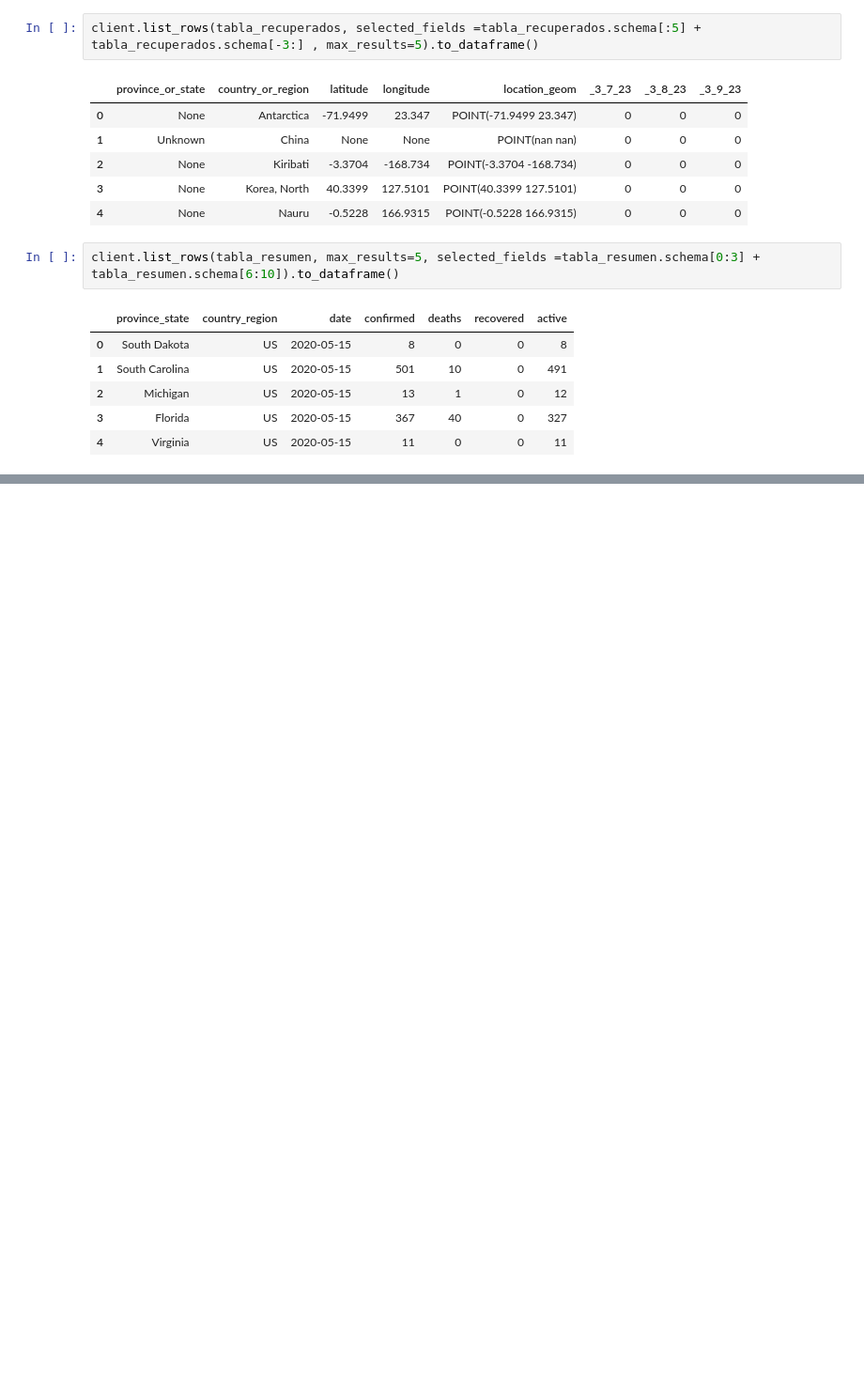
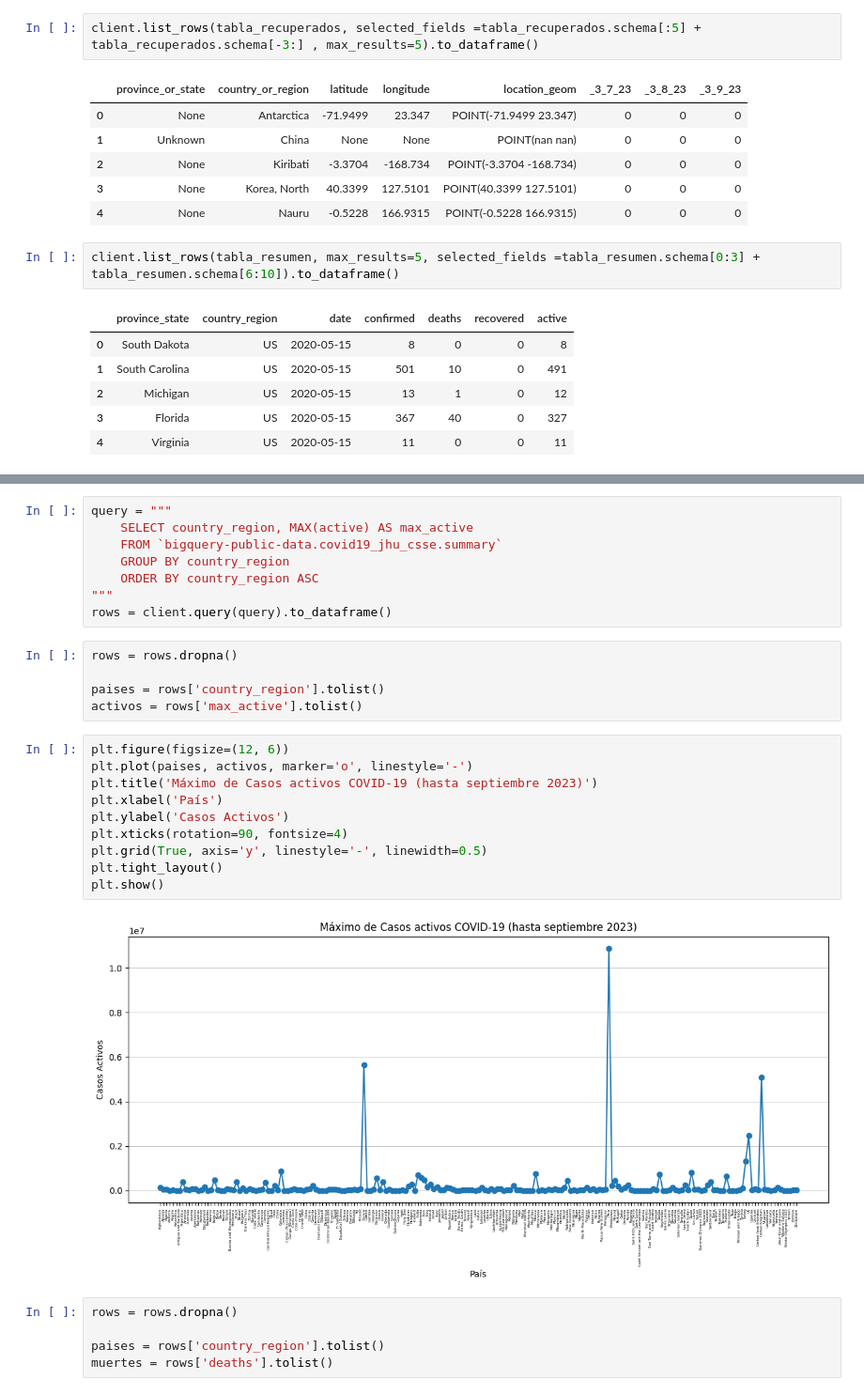
Before and after one commit to NicolasFredes/Prueba_1-main, a Jupyter notebook: Untitled-1.ipynb, the cells around one changed output, grey strips where cells are left out. Shown: that part at 94% size. Drawn from its saved outputs; the diff is of its cells as text; blank space fills up the shorter version.

```diff
--- a/Untitled-1.ipynb
+++ b/Untitled-1.ipynb
@@ -136,0 +155,30 @@ print(rows)
+# %%
+query = """
+    SELECT country_region, MAX(active) AS max_active
+    FROM `bigquery-public-data.covid19_jhu_csse.summary`
+    GROUP BY country_region
+    ORDER BY country_region ASC
+"""
+rows = client.query(query).to_dataframe()
+# %%
+rows = rows.dropna()
+
+paises = rows['country_region'].tolist()
+activos = rows['max_active'].tolist()
+# %%
+plt.figure(figsize=(12, 6))
+plt.plot(paises, activos, marker='o', linestyle='-')
+plt.title('Máximo de Casos activos COVID-19 (hasta septiembre 2023)')
+plt.xlabel('País')
+plt.ylabel('Casos Activos')
+plt.xticks(rotation=90, fontsize=4)
+plt.grid(True, axis='y', linestyle='-', linewidth=0.5)
+plt.tight_layout()
+plt.show()
+# %% [output]
+[figure, added]
+# %%
+rows = rows.dropna()
+
+paises = rows['country_region'].tolist()
+muertes = rows['deaths'].tolist()
```
Also changed, not shown: parts of 11 cells of this notebook.
